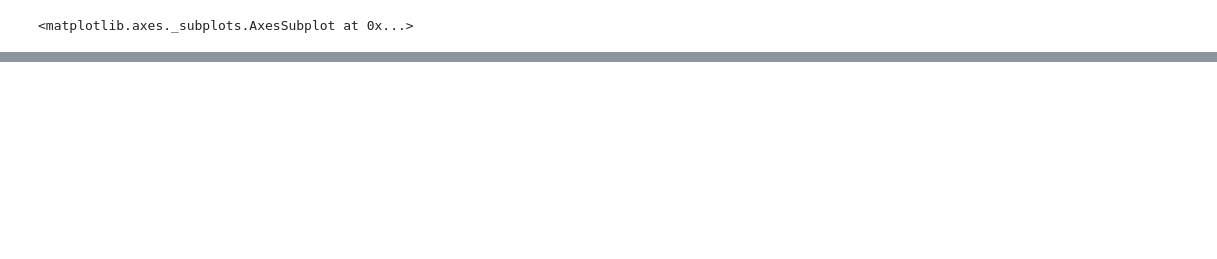
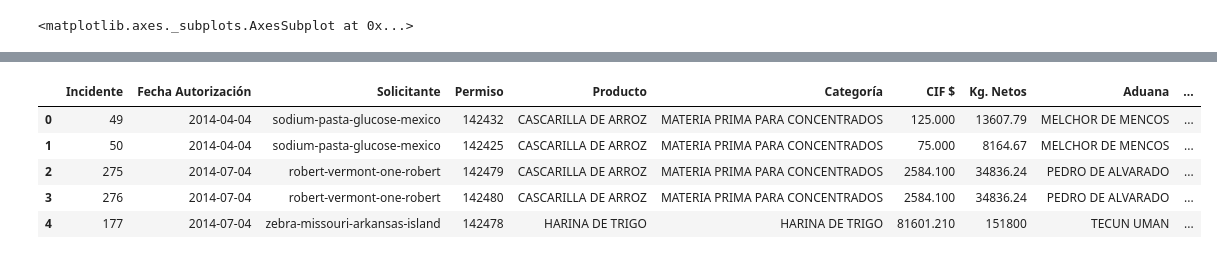
Before and after one commit to tian2992/notebooks_dateros, a Jupyter notebook: 02-Manipulacion-Agrupacion-Pivote/Manipulaciones-trasnformaciones.ipynb, the cells around one changed output, grey strips where cells are left out. Saved outputs shown, nothing was run; the diff lists cells and outputs as text; code cells hidden in the pictures; blank space fills up the shorter version.

Commit message:
added fitosan

```diff
--- a/02-Manipulacion-Agrupacion-Pivote/Manipulaciones-trasnformaciones.ipynb
+++ b/02-Manipulacion-Agrupacion-Pivote/Manipulaciones-trasnformaciones.ipynb
@@ -220,0 +214,20 @@ agrupacion_culinaria_por_estrellas.plot(kind="bar")
+# %%
+maga_fitosanitario = pd.read_csv("MAGA - CERTIFICADOS FITOSANITARIOS.csv")
+# %%
+pd.set_option('display.float_format', lambda x: '%.3f' % x)
+
+## Vamos a limpiar un poco de información
+def ofusca_nombre(nombre):
+    return humanhash.humanize(hashlib.md5(nombre.encode("UTF-8")).hexdigest())
+
+maga_fitosanitario["Solicitante"] = maga_fitosanitario["Solicitante"].map(ofusca_nombre)
+maga_fitosanitario["Fecha Autorización"] = maga_fitosanitario["Fecha Autorización"].map(pd.Timestamp)
+# %%
+maga_fitosanitario.head()
+# %% [output]
+|  | Incidente | Fecha Autorización | Solicitante | Permiso | Producto | Categoría | CIF $ | Kg. Netos | Aduana | ... |
+| 0 | 49 | 2014-04-04 | sodium-pasta-glucose-mexico | 142432 | CASCARILLA DE ARROZ | MATERIA PRIMA PARA CONCENTRADOS | 125.000 | 13607.79 | MELCHOR DE MENCOS | ... |
+| 1 | 50 | 2014-04-04 | sodium-pasta-glucose-mexico | 142425 | CASCARILLA DE ARROZ | MATERIA PRIMA PARA CONCENTRADOS | 75.000 | 8164.67 | MELCHOR DE MENCOS | ... |
+| 2 | 275 | 2014-07-04 | robert-vermont-one-robert | 142479 | CASCARILLA DE ARROZ | MATERIA PRIMA PARA CONCENTRADOS | 2584.100 | 34836.24 | PEDRO DE ALVARADO | ... |
+| 3 | 276 | 2014-07-04 | robert-vermont-one-robert | 142480 | CASCARILLA DE ARROZ | MATERIA PRIMA PARA CONCENTRADOS | 2584.100 | 34836.24 | PEDRO DE ALVARADO | ... |
+| 4 | 177 | 2014-07-04 | zebra-missouri-arkansas-island | 142478 | HARINA DE TRIGO | HARINA DE TRIGO | 81601.210 | 151800 | TECUN UMAN | ... |
```
Also changed, not shown: parts of 16 cells of this notebook.
